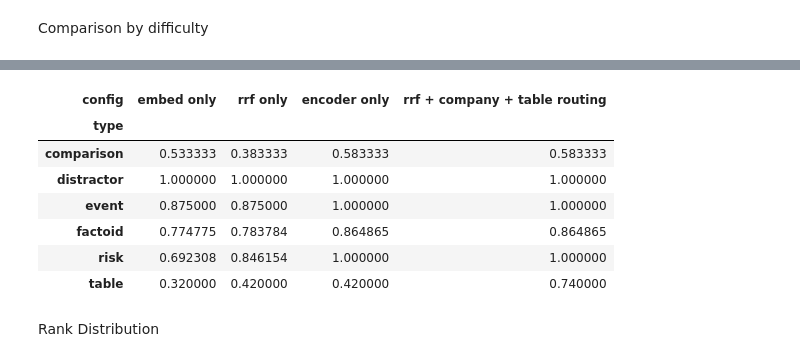
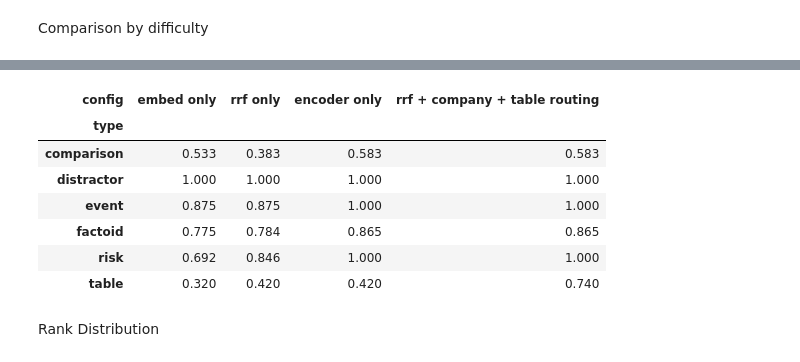
Before and after one commit to rsh-e/10k-rag-pipeline, a Jupyter notebook: src/eval_analysis.ipynb, the cells around one changed output, grey strips where cells are left out. Drawn from its saved outputs; the diff is of its cells as text; code cells hidden in the pictures.

```diff
--- a/src/eval_analysis.ipynb
+++ b/src/eval_analysis.ipynb
@@ -84,14 +103,14 @@ full.groupby("difficulty")[["recall", "completeness", "mrr"]].mean().round(3)
 # %%
-answerable.pivot_table(index="type", columns="config", values="recall", aggfunc="mean").reindex(order, axis=1)
+answerable.pivot_table(index="type", columns="config", values="recall", aggfunc="mean").round(3).reindex(order, axis=1)
 # %% [output]
 | config | embed only | rrf only | encoder only | rrf + company + table routing |
 | type |  |  |  |  |
-| comparison | 0.533333 | 0.383333 | 0.583333 | 0.583333 |
-| distractor | 1.000000 | 1.000000 | 1.000000 | 1.000000 |
-| event | 0.875000 | 0.875000 | 1.000000 | 1.000000 |
-| factoid | 0.774775 | 0.783784 | 0.864865 | 0.864865 |
-| risk | 0.692308 | 0.846154 | 1.000000 | 1.000000 |
-| table | 0.320000 | 0.420000 | 0.420000 | 0.740000 |
+| comparison | 0.533 | 0.383 | 0.583 | 0.583 |
+| distractor | 1.000 | 1.000 | 1.000 | 1.000 |
+| event | 0.875 | 0.875 | 1.000 | 1.000 |
+| factoid | 0.775 | 0.784 | 0.865 | 0.865 |
+| risk | 0.692 | 0.846 | 1.000 | 1.000 |
+| table | 0.320 | 0.420 | 0.420 | 0.740 |
 # %% [markdown]
 Rank Distribution
 # %%
```
Also changed, not shown: parts of 9 cells of this notebook, 6 other files.
